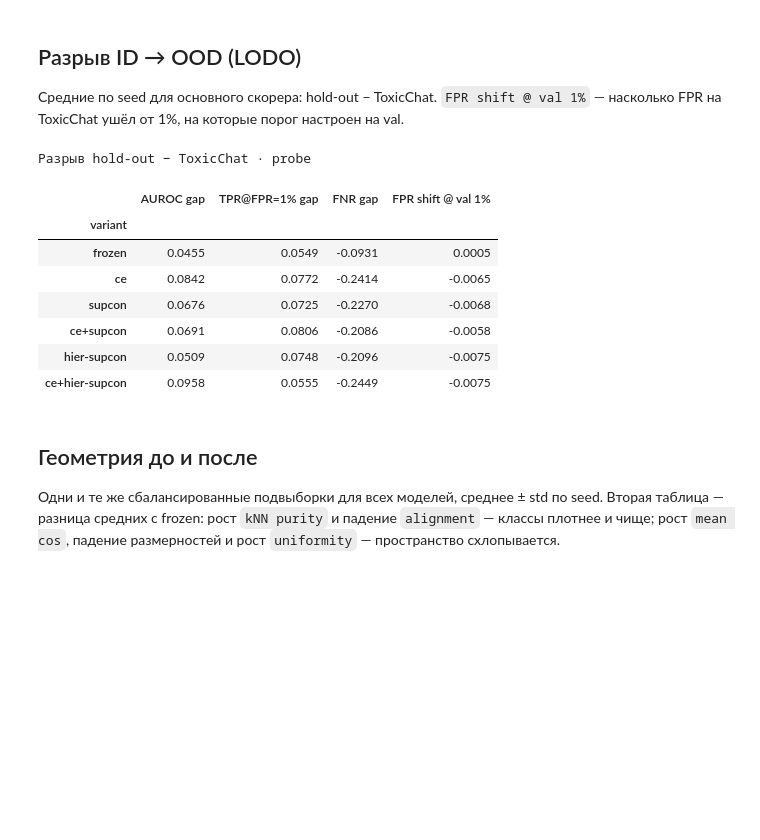
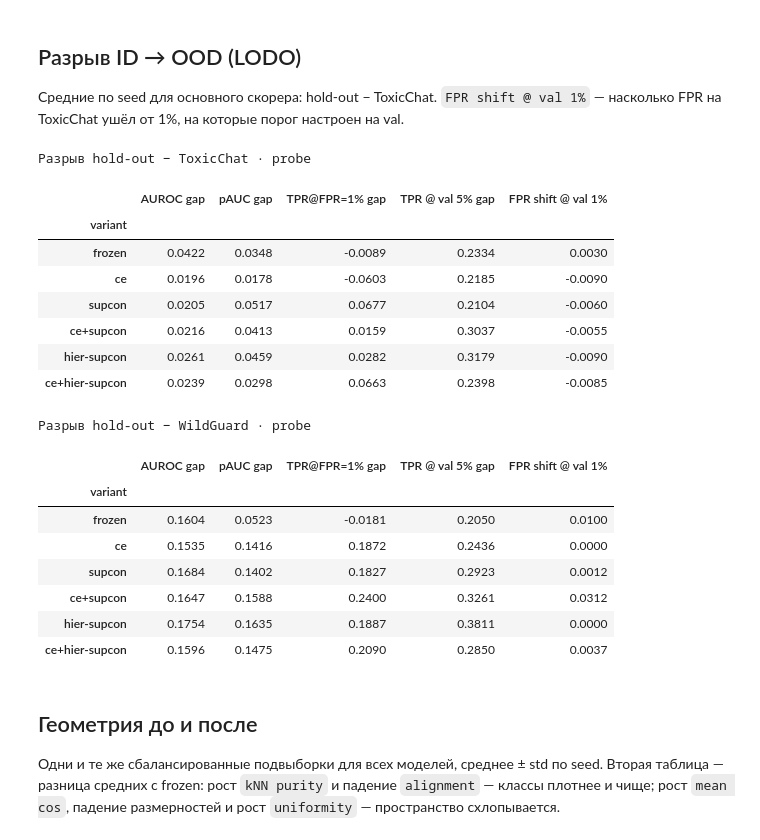
Before and after one commit to embedding-level-guardrails/Embedding-level-Guardrails, a Jupyter notebook: rq3_training/notebooks/RQ3_mmbert_small_training.ipynb, the cells around one changed output. Cells and saved outputs as stored; diff of their text form; code cells hidden in the pictures; blank space fills up the shorter version.

```diff
--- a/rq3_training/notebooks/RQ3_mmbert_small_training.ipynb
+++ b/rq3_training/notebooks/RQ3_mmbert_small_training.ipynb
@@ -1666,7 +1747,11 @@ CLASSIFICATION = pd.DataFrame(classification_rows)
 CLASSIFICATION.to_csv(RESULTS_DIR / "classification_runs.csv", index=False)
 pd.DataFrame(scorer_params).to_csv(RESULTS_DIR / "scorer_params.csv", index=False)
 
-MAIN_METRICS = ["AUROC", "TPR@FPR=1%", "FPR", "FNR", "FPR @ val 1%", "TPR @ val 1%"]
+# порог Юдена убран: он ставил каждую модель в свою точку и делал FNR несравнимым между моделями.
+# «val N%» — порог перенесён с val; «quantile 1%» — порог пересчитан на самом наборе, без меток.
+MAIN_METRICS = ["AUROC", "pAUC", "TPR@FPR=1%",
+                "FPR @ val 1%", "TPR @ val 1%", "TPR @ val 5%",
+                "FPR @ quantile 1%", "TPR @ quantile 1%"]
 (
     CLASSIFICATION.groupby(["variant", "scorer", "dataset"], sort=False)[MAIN_METRICS]
     .agg(["mean", "std"])
@@ -1840,19 +1947,24 @@ for variant_a, variant_b in COMPARISONS:
     for seed in SEEDS:
         model_a = run_key(variant_a, seed)
         model_b = "frozen" if variant_b == "frozen" else run_key(variant_b, seed)
-        for dataset in ("hold-out", "ToxicChat"):
-            labels = EVAL_FRAMES[dataset]["label"].to_numpy()
-            for metric_name, metric in (("AUROC", auroc), ("TPR@FPR=1%", tpr_at_fpr)):
+        for set_name, (dataset, mask) in CLASSIFICATION_SETS.items():
+            labels = EVAL_FRAMES[dataset]["label"].to_numpy()[mask]
+            if min(int((labels == 0).sum()), int((labels == 1).sum())) < MIN_CLASS_FOR_BOOTSTRAP:
+                continue                                   # в срезе нет второго класса в достаточном объёме
+            metrics = [("AUROC", auroc), ("pAUC", partial_auroc)]
+            if int((labels == 0).sum()) >= MIN_NEGATIVES_FOR_TPR:
+                metrics.append(("TPR@FPR=1%", tpr_at_fpr))
+            for metric_name, metric in metrics:
                 difference, low, high = paired_bootstrap(
                     metric,
-                    SCORES[model_a][PRIMARY_SCORER]["scores"][dataset],
-                    SCORES[model_b][PRIMARY_SCORER]["scores"][dataset],
+                    SCORES[model_a][PRIMARY_SCORER]["scores"][dataset][mask],
+                    SCORES[model_b][PRIMARY_SCORER]["scores"][dataset][mask],
                     labels,
                 )
                 comparison_rows.append({
                     "comparison": f"{variant_a} − {variant_b}",
                     "seed": seed,
-                    "dataset": dataset,
+                    "set": set_name,
                     "metric": metric_name,
                     "difference": difference,
                     "CI low": low,
@@ -1861,7 +1973,7 @@ for variant_a, variant_b in COMPARISONS:
 
 COMPARISON_RUNS = pd.DataFrame(comparison_rows)
 COMPARISON_RUNS.to_csv(RESULTS_DIR / "comparisons_runs.csv", index=False)
-COMPARISON_SUMMARY = COMPARISON_RUNS.groupby(["comparison", "dataset", "metric"], sort=False).agg(
+COMPARISON_SUMMARY = COMPARISON_RUNS.groupby(["comparison", "set", "metric"], sort=False).agg(
     **{
         "mean difference": ("difference", "mean"),
         "min": ("difference", "min"),
@@ -1899,24 +2011,39 @@ display(COMPARISON_SUMMARY.style.format("{:.4f}", subset=["mean difference", "mi
 от 1%, на которые порог настроен на val.
 # %%
 means = primary.groupby(["variant", "dataset"])[MAIN_METRICS].mean()
-LODO_GAP = pd.DataFrame({
-    f"{metric} gap": means.xs("hold-out", level="dataset")[metric] - means.xs("ToxicChat", level="dataset")[metric]
-    for metric in ("AUROC", "TPR@FPR=1%", "FNR")
-})
-LODO_GAP["FPR shift @ val 1%"] = means.xs("ToxicChat", level="dataset")["FPR @ val 1%"] - TARGET_FPR
-LODO_GAP = LODO_GAP.reindex([variant for variant in MODEL_ORDER if variant in LODO_GAP.index])
+gaps = {}
+for ood in OOD_DATASETS:
+    table = pd.DataFrame({
+        f"{metric} gap": means.xs("hold-out", level="dataset")[metric] - means.xs(ood, level="dataset")[metric]
+        for metric in ("AUROC", "pAUC", "TPR@FPR=1%", "TPR @ val 5%")
+    })
+    # перенос порога: у frozen он попадал в цель, у обученных уезжал втрое строже — проверяем на втором наборе
+    table["FPR shift @ val 1%"] = means.xs(ood, level="dataset")["FPR @ val 1%"] - TARGET_FPR
+    gaps[ood] = table.reindex([variant for variant in MODEL_ORDER if variant in table.index])
+
+LODO_GAP = pd.concat(gaps, names=["OOD"])
 LODO_GAP.to_csv(RESULTS_DIR / "lodo_gap.csv")
-display(style_table(LODO_GAP, f"Разрыв hold-out − ToxicChat · {PRIMARY_SCORER}"))
+for ood, table in gaps.items():
+    display(style_table(table, f"Разрыв hold-out − {ood} · {PRIMARY_SCORER}"))
 # %% [output]
 Разрыв hold-out − ToxicChat · probe
-|  | AUROC gap | TPR@FPR=1% gap | FNR gap | FPR shift @ val 1% |
-| variant |  |  |  |  |
-| frozen | 0.0455 | 0.0549 | -0.0931 | 0.0005 |
-| ce | 0.0842 | 0.0772 | -0.2414 | -0.0065 |
-| supcon | 0.0676 | 0.0725 | -0.2270 | -0.0068 |
-| ce+supcon | 0.0691 | 0.0806 | -0.2086 | -0.0058 |
-| hier-supcon | 0.0509 | 0.0748 | -0.2096 | -0.0075 |
-| ce+hier-supcon | 0.0958 | 0.0555 | -0.2449 | -0.0075 |
+|  | AUROC gap | pAUC gap | TPR@FPR=1% gap | TPR @ val 5% gap | FPR shift @ val 1% |
+| variant |  |  |  |  |  |
+| frozen | 0.0422 | 0.0348 | -0.0089 | 0.2334 | 0.0030 |
+| ce | 0.0196 | 0.0178 | -0.0603 | 0.2185 | -0.0090 |
+| supcon | 0.0205 | 0.0517 | 0.0677 | 0.2104 | -0.0060 |
+| ce+supcon | 0.0216 | 0.0413 | 0.0159 | 0.3037 | -0.0055 |
+| hier-supcon | 0.0261 | 0.0459 | 0.0282 | 0.3179 | -0.0090 |
+| ce+hier-supcon | 0.0239 | 0.0298 | 0.0663 | 0.2398 | -0.0085 |
+Разрыв hold-out − WildGuard · probe
+|  | AUROC gap | pAUC gap | TPR@FPR=1% gap | TPR @ val 5% gap | FPR shift @ val 1% |
+| variant |  |  |  |  |  |
+| frozen | 0.1604 | 0.0523 | -0.0181 | 0.2050 | 0.0100 |
+| ce | 0.1535 | 0.1416 | 0.1872 | 0.2436 | 0.0000 |
+| supcon | 0.1684 | 0.1402 | 0.1827 | 0.2923 | 0.0012 |
+| ce+supcon | 0.1647 | 0.1588 | 0.2400 | 0.3261 | 0.0312 |
+| hier-supcon | 0.1754 | 0.1635 | 0.1887 | 0.3811 | 0.0000 |
+| ce+hier-supcon | 0.1596 | 0.1475 | 0.2090 | 0.2850 | 0.0037 |
 # %% [markdown]
 ## Геометрия до и после
 
```
Also changed, not shown: parts of 42 cells of this notebook, 5 other files.
